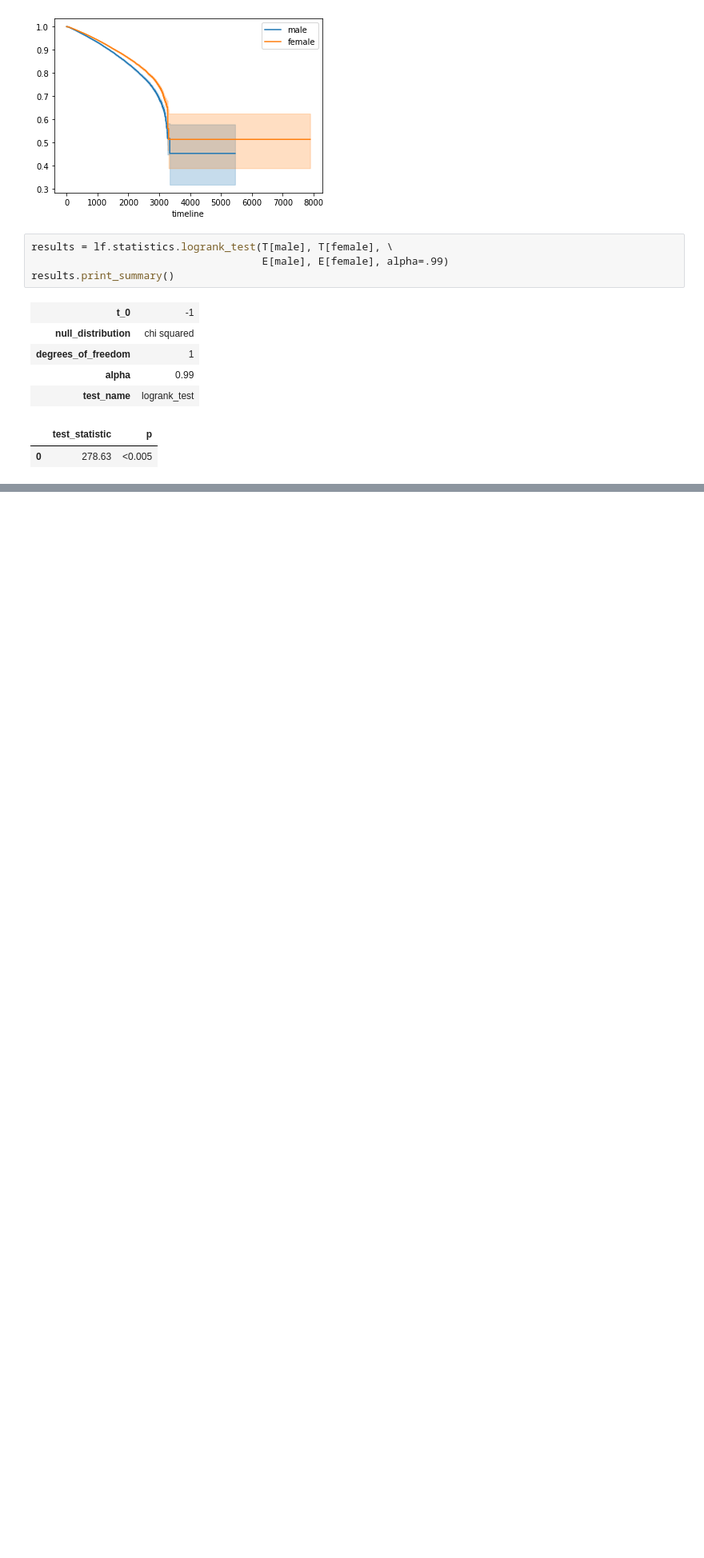
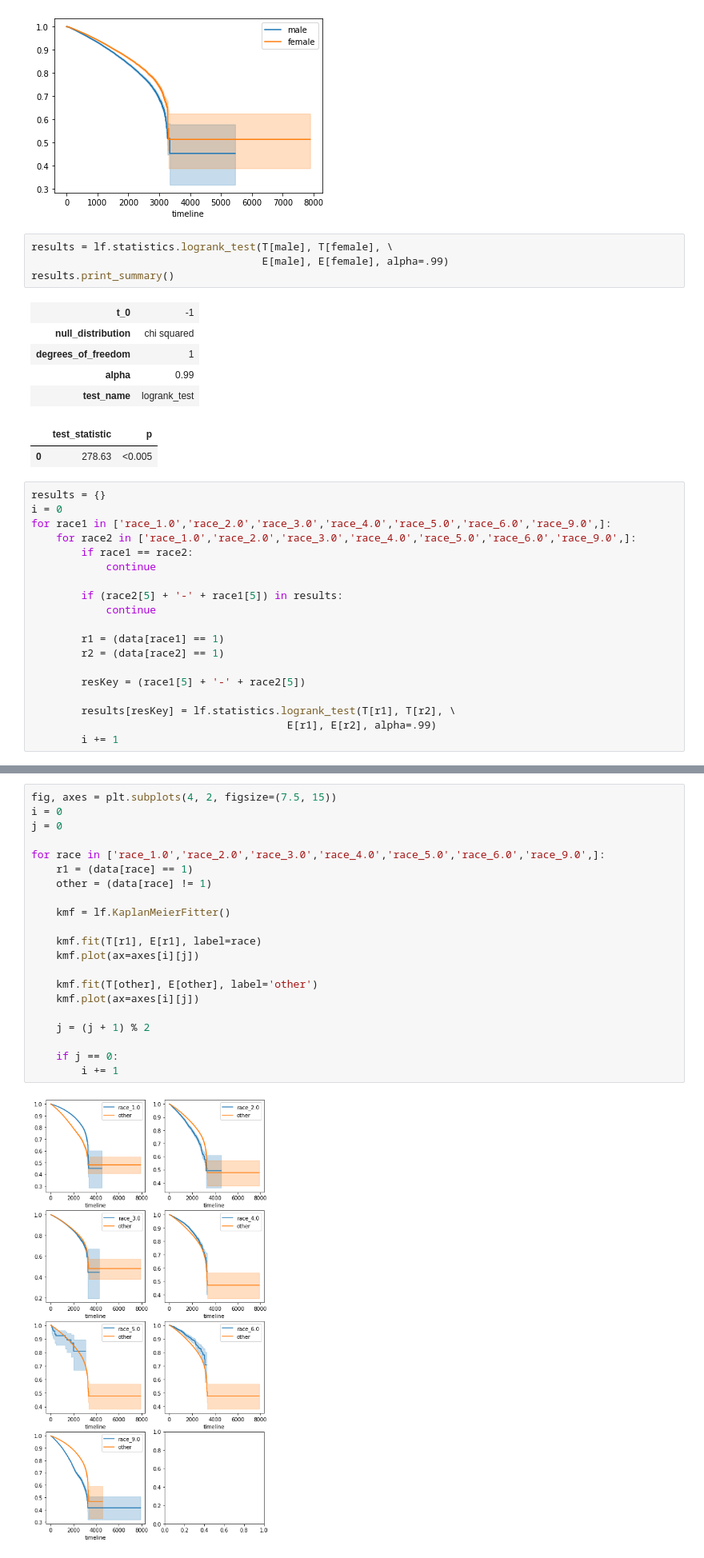
Before and after one commit to wilson-diaz/HCUP-Survival, a Jupyter notebook: SurvivalModels.ipynb, the cells around one changed output, grey strips where cells are left out. Shown at 80% size. Cells and saved outputs as stored; diff of their text form; blank space fills up the shorter version.

```diff
--- a/SurvivalModels.ipynb
+++ b/SurvivalModels.ipynb
@@ -85,3 +85,22 @@ results.print_summary()
 | test_name | logrank_test |
 |  | test_statistic | p |
 | 0 | 278.63 | <0.005 |
+# %%
+results = {}
+i = 0
+for race1 in ['race_1.0','race_2.0','race_3.0','race_4.0','race_5.0','race_6.0','race_9.0',]:
+    for race2 in ['race_1.0','race_2.0','race_3.0','race_4.0','race_5.0','race_6.0','race_9.0',]:
+        if race1 == race2:
+            continue
+
+        if (race2[5] + '-' + race1[5]) in results:
+            continue
+
+        r1 = (data[race1] == 1)
+        r2 = (data[race2] == 1)
+
+        resKey = (race1[5] + '-' + race2[5])
+
+        results[resKey] = lf.statistics.logrank_test(T[r1], T[r2], \
+                                         E[r1], E[r2], alpha=.99)
+        i += 1
@@ -87,0 +145,23 @@ results.print_summary()
+# %%
+fig, axes = plt.subplots(4, 2, figsize=(7.5, 15))
+i = 0
+j = 0
+
+for race in ['race_1.0','race_2.0','race_3.0','race_4.0','race_5.0','race_6.0','race_9.0',]:
+    r1 = (data[race] == 1)
+    other = (data[race] != 1)
+
+    kmf = lf.KaplanMeierFitter()
+
+    kmf.fit(T[r1], E[r1], label=race)
+    kmf.plot(ax=axes[i][j])
+
+    kmf.fit(T[other], E[other], label='other')
+    kmf.plot(ax=axes[i][j])
+
+    j = (j + 1) % 2
+
+    if j == 0:
+        i += 1
+# %% [output]
+[figure, added]
```
Also changed, not shown: parts of 1 cell of this notebook, 4 other files.
